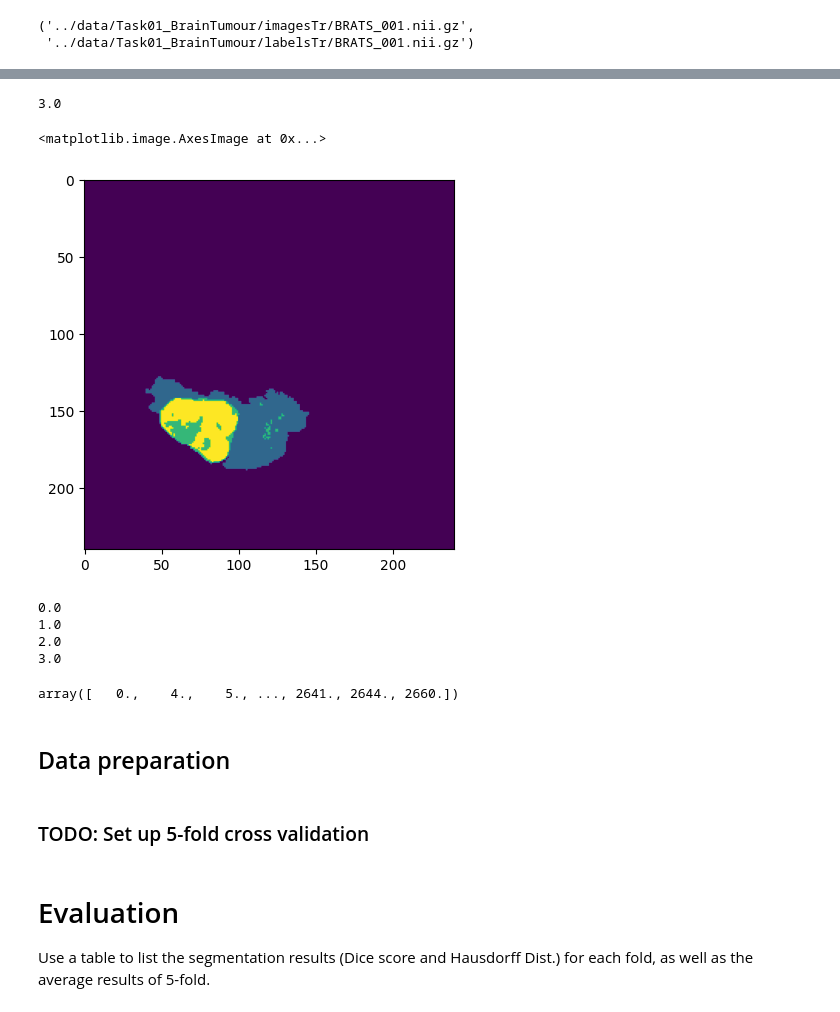
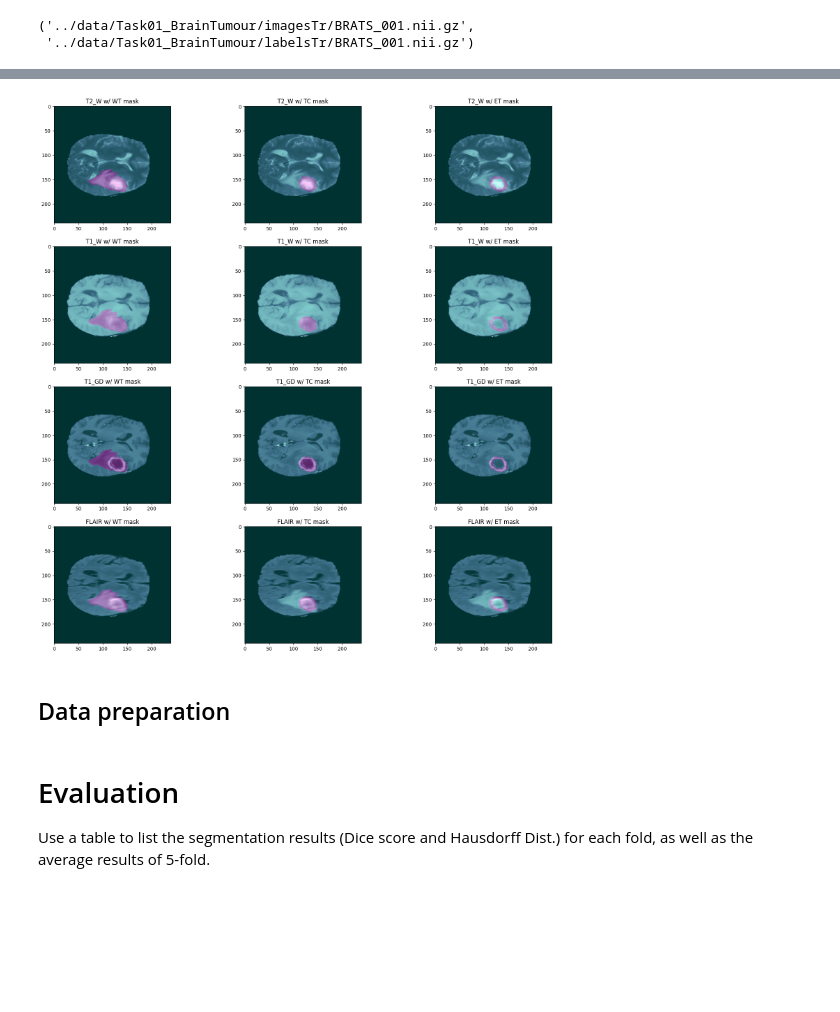
Before and after one commit to nashirj/mri-3d-segmentation, a Jupyter notebook: notebooks/mri-segmentation.ipynb, the cells around one changed output, grey strips where cells are left out. Drawn from its saved outputs; the diff is of its cells as text; code cells hidden in the pictures; blank space fills up the shorter version.

```diff
--- a/notebooks/mri-segmentation.ipynb
+++ b/notebooks/mri-segmentation.ipynb
@@ -277,23 +195,55 @@ Showing slice 60 without mask
-# %%
-print(test_mask[150, 75, slice_idx])
-plt.imshow(test_mask[:, :, slice_idx])
-# %% [output]
-3.0
-<matplotlib.image.AxesImage at 0x...>
-[figure, removed]
-# %%
-for i in range(4):
-    print(i)
-# %% [output]
-0.0
-1.0
-2.0
-3.0
-# %%
-np.unique(test_image)
-# %% [output]
-array([   0.,    4.,    5., ..., 2641., 2644., 2660.])
+# %%
+fig, ax = plt.subplots(4, 3, figsize = (20, 20))
+ax[0, 0].imshow(t2_w[:, :, axial_mid], cmap ='bone')
+ax[0, 0].imshow(aggregate_masks[constants.WT, :, :, axial_mid], cmap ='cool', alpha = 0.2)
+ax[0, 0].set_title('T2_W w/ WT mask')
+
+ax[0, 1].imshow(t2_w[:, :, axial_mid], cmap ='bone')
+ax[0, 1].imshow(aggregate_masks[constants.TC, :, :, axial_mid], cmap ='cool', alpha = 0.2)
+ax[0, 1].set_title('T2_W w/ TC mask')
+
+ax[0, 2].imshow(t2_w[:, :, axial_mid], cmap ='bone')
+ax[0, 2].imshow(aggregate_masks[constants.ET, :, :, axial_mid], cmap ='cool', alpha = 0.2)
+ax[0, 2].set_title('T2_W w/ ET mask')
+
+ax[1, 0].imshow(t1_w[:, :, axial_mid], cmap ='bone')
+ax[1, 0].imshow(aggregate_masks[constants.WT, :, :, axial_mid], cmap ='cool', alpha = 0.2)
+ax[1, 0].set_title('T1_W w/ WT mask')
+
+ax[1, 1].imshow(t1_w[:, :, axial_mid], cmap ='bone')
+ax[1, 1].imshow(aggregate_masks[constants.TC, :, :, axial_mid], cmap ='cool', alpha = 0.2)
+ax[1, 1].set_title('T1_W w/ TC mask')
+
+ax[1, 2].imshow(t1_w[:, :, axial_mid], cmap ='bone')
+ax[1, 2].imshow(aggregate_masks[constants.ET, :, :, axial_mid], cmap ='cool', alpha = 0.2)
+ax[1, 2].set_title('T1_W w/ ET mask')
+
+ax[2, 0].imshow(t1_gd[:, :, axial_mid], cmap ='bone')
+ax[2, 0].imshow(aggregate_masks[constants.WT, :, :, axial_mid], cmap ='cool', alpha = 0.2)
+ax[2, 0].set_title('T1_GD w/ WT mask')
+
+ax[2, 1].imshow(t1_gd[:, :, axial_mid], cmap ='bone')
+ax[2, 1].imshow(aggregate_masks[constants.TC, :, :, axial_mid], cmap ='cool', alpha = 0.2)
+ax[2, 1].set_title('T1_GD w/ TC mask')
+
+ax[2, 2].imshow(t1_gd[:, :, axial_mid], cmap ='bone')
+ax[2, 2].imshow(aggregate_masks[constants.ET, :, :, axial_mid], cmap ='cool', alpha = 0.2)
+ax[2, 2].set_title('T1_GD w/ ET mask')
+
+ax[3, 0].imshow(flair[:, :, axial_mid], cmap ='bone')
+ax[3, 0].imshow(aggregate_masks[constants.WT, :, :, axial_mid], cmap ='cool', alpha = 0.2)
+ax[3, 0].set_title('FLAIR w/ WT mask')
+
+ax[3, 1].imshow(flair[:, :, axial_mid], cmap ='bone')
+ax[3, 1].imshow(aggregate_masks[constants.TC, :, :, axial_mid], cmap ='cool', alpha = 0.2)
+ax[3, 1].set_title('FLAIR w/ TC mask')
+
+ax[3, 2].imshow(flair[:, :, axial_mid], cmap ='bone')
+ax[3, 2].imshow(aggregate_masks[constants.ET, :, :, axial_mid], cmap ='cool', alpha = 0.2)
+ax[3, 2].set_title('FLAIR w/ ET mask')
+
+plt.show()
+# %% [output]
+[figure, added]
 # %% [markdown]
 ## Data preparation
-# %% [markdown]
-### TODO: Set up 5-fold cross validation
```
Also changed, not shown: parts of 30 cells of this notebook, 3 other files.
